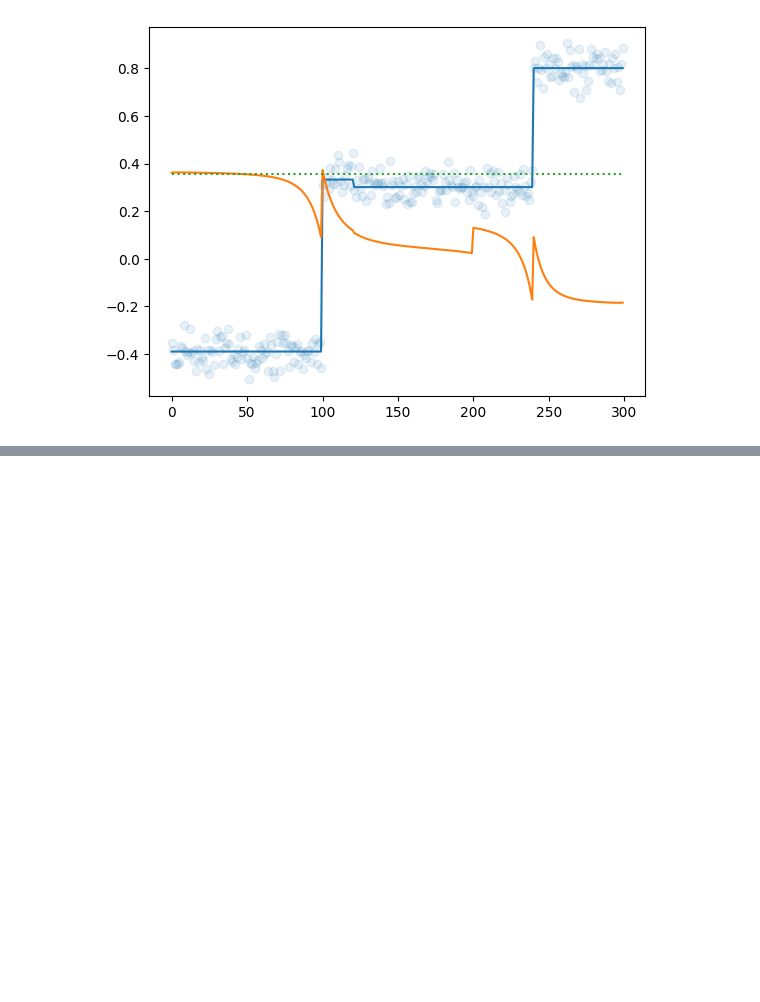
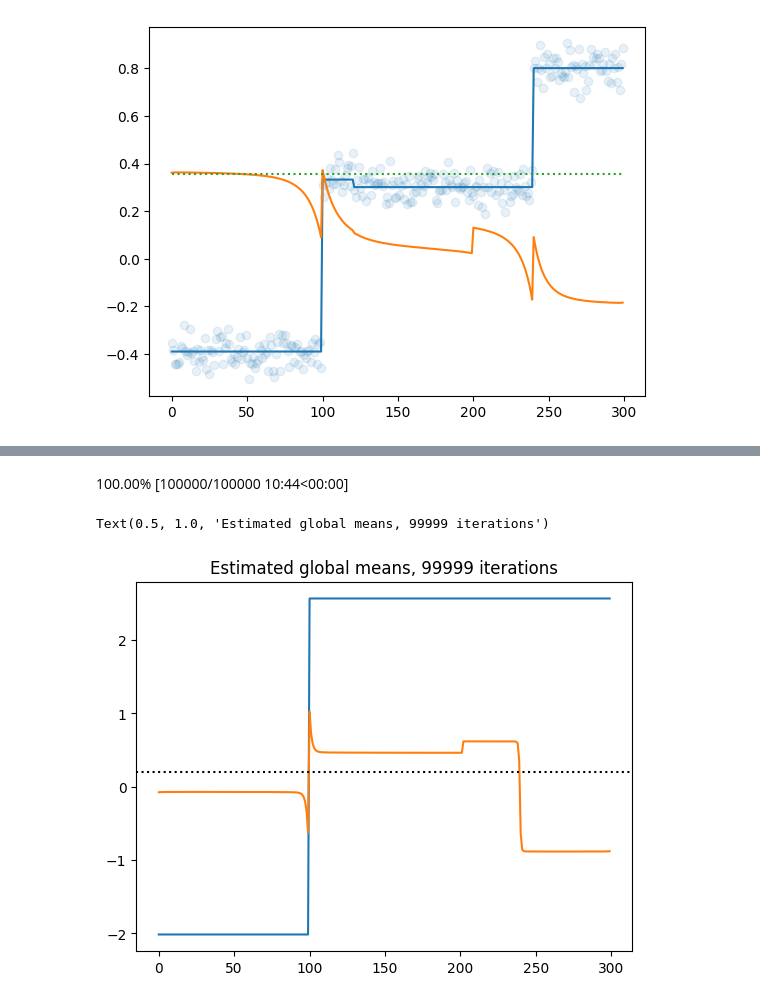
Before and after one commit to emdupre/bayes-ca, a Jupyter notebook: experiments/schematic_simulation.ipynb, the cells around one changed output, grey strips where cells are left out. Cells and saved outputs as stored; diff of their text form; code cells hidden in the pictures; blank space fills up the shorter version.

```diff
--- a/experiments/schematic_simulation.ipynb
+++ b/experiments/schematic_simulation.ipynb
@@ -325,0 +380,18 @@ plt.plot(global_means, ':')
+# %%
+stepsize = 2.75
+global_means = jnp.ones((num_timesteps, num_features)) * 0.2
+
+# with jax.profiler.trace("/tmp/jax-trace", create_perfetto_link=True):
+for i in progress_bar(range(100000)):
+    global_means, g = prox_update_global_mean(
+        stepsize, global_means, subj_means, sigmasq_subj, mu_pri, sigmasq_pri, hazard_rates)
+# %% [output]
+100.00% [100000/100000 10:44<00:00]
+# %%
+plt.plot(global_means)
+plt.plot(g)
+plt.axhline(0.2, color='k', ls=':')
+plt.title(f'Estimated global means, {i} iterations')
+# %% [output]
+Text(0.5, 1.0, 'Estimated global means, 99999 iterations')
+[figure, added]
```
Also changed, not shown: parts of 4 cells of this notebook.
